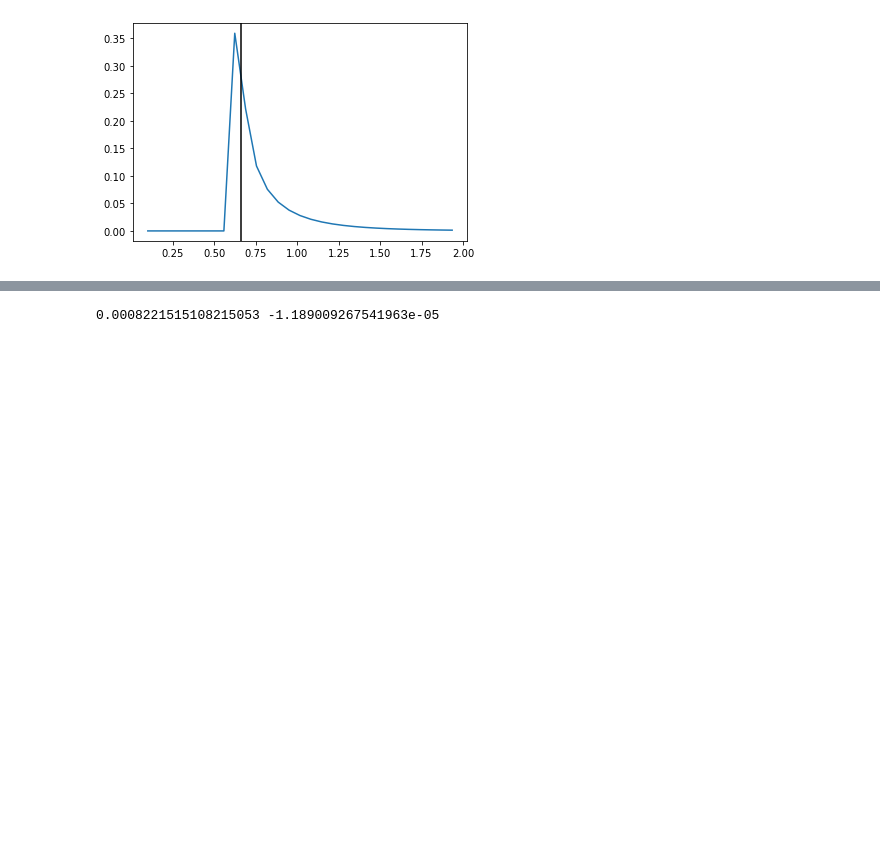
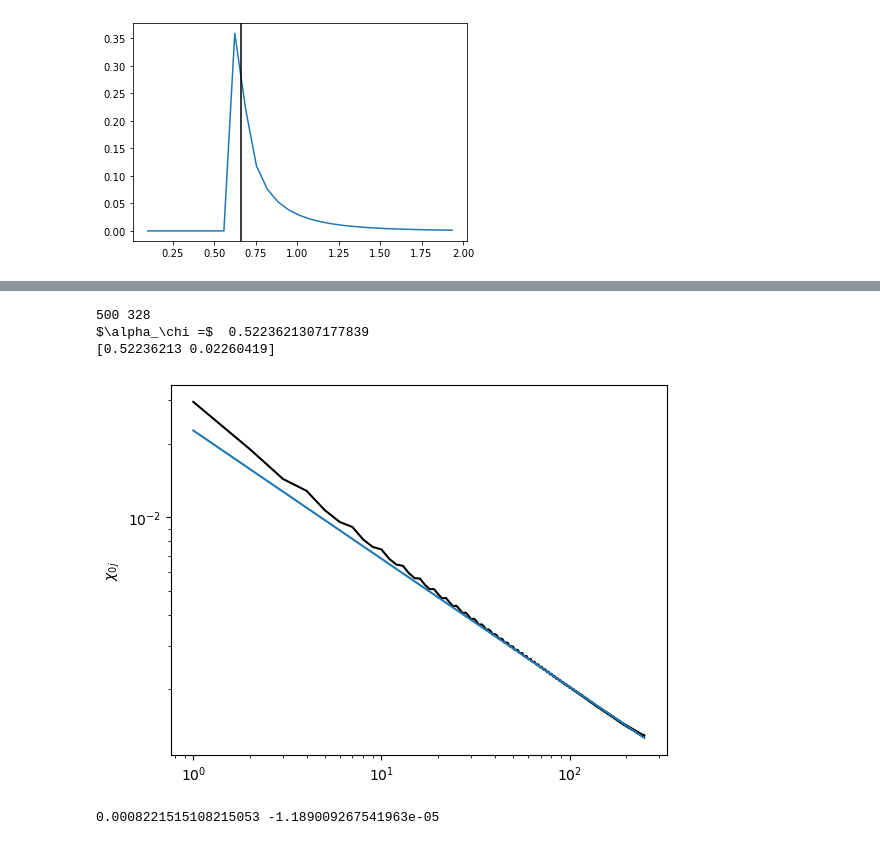
Before and after one commit to chuan97/long-range-ising, a Jupyter notebook: test.ipynb, the cells around one changed output, grey strips where cells are left out. Cells and saved outputs as stored; diff of their text form; code cells hidden in the pictures; blank space fills up the shorter version.

```diff
--- a/test.ipynb
+++ b/test.ipynb
@@ -144,3 +144,39 @@ $\alpha_\chi =$  0.0007568517931777361
+# %%
+def correlation_length_fit(r, l, A):
+    return A * r**(-l)
+
+N = 500
+beta = 1 / 0.05
+wz = 1
+J0 = 0.1
+alpha = 0.7
+M = round(N**np.tanh(2*alpha**(1/2)))
+print(N, M)
+
+i = 0
+
+susc = algo.chirs_f_alt(wz, J0, alpha, beta, N, M)
+
+rs = np.arange(1, N//2, 1)
+fit_start = N//8
+fit_end = 4*N//8
+fit_rs = np.arange(fit_start, fit_end, 1)
+plt.plot(rs, susc[1:N//2], c='k')
+popt, pcov = curve_fit(correlation_length_fit, fit_rs, susc[fit_start:fit_end], p0=[1, 1])
+print(r'$\alpha_\chi =$ ', popt[0])
+print(popt)
+plt.plot(rs, correlation_length_fit(rs, *popt))
+
+#ax.axvline(0.25, c='k', lw=0.5)
+plt.yscale('log')
+plt.xscale('log')
+plt.ylabel(r'$\chi_{0j}$')
+plt.show()
+# %% [output]
+500 328
+$\alpha_\chi =$  0.5223621307177839
+[0.52236213 0.02260419]
+[figure, added]
 # %%
 marker_kwargs = {'c': 'k',
                  'lw': 0,
```
Also changed, not shown: parts of 2 cells of this notebook, 14 other files.
